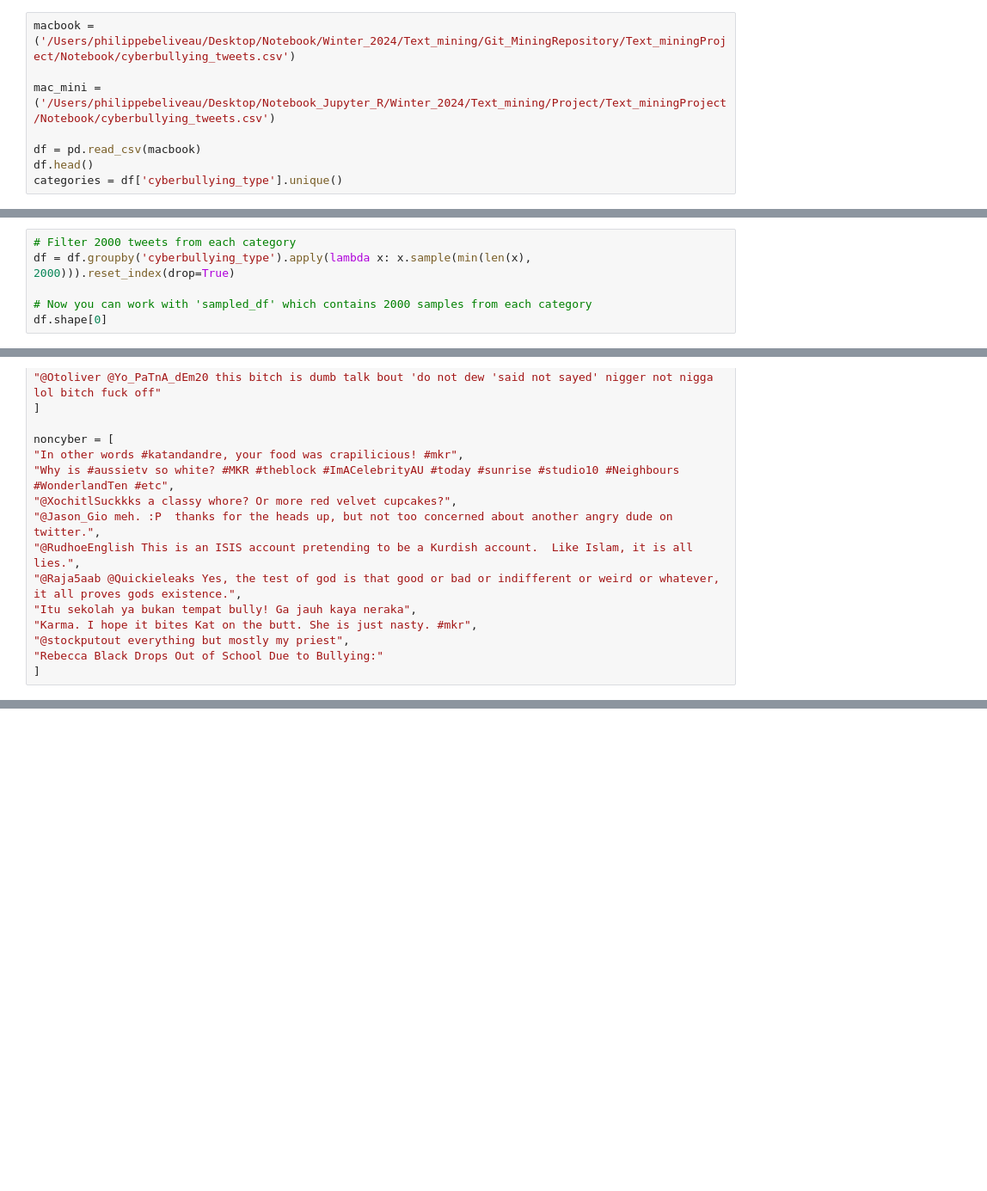
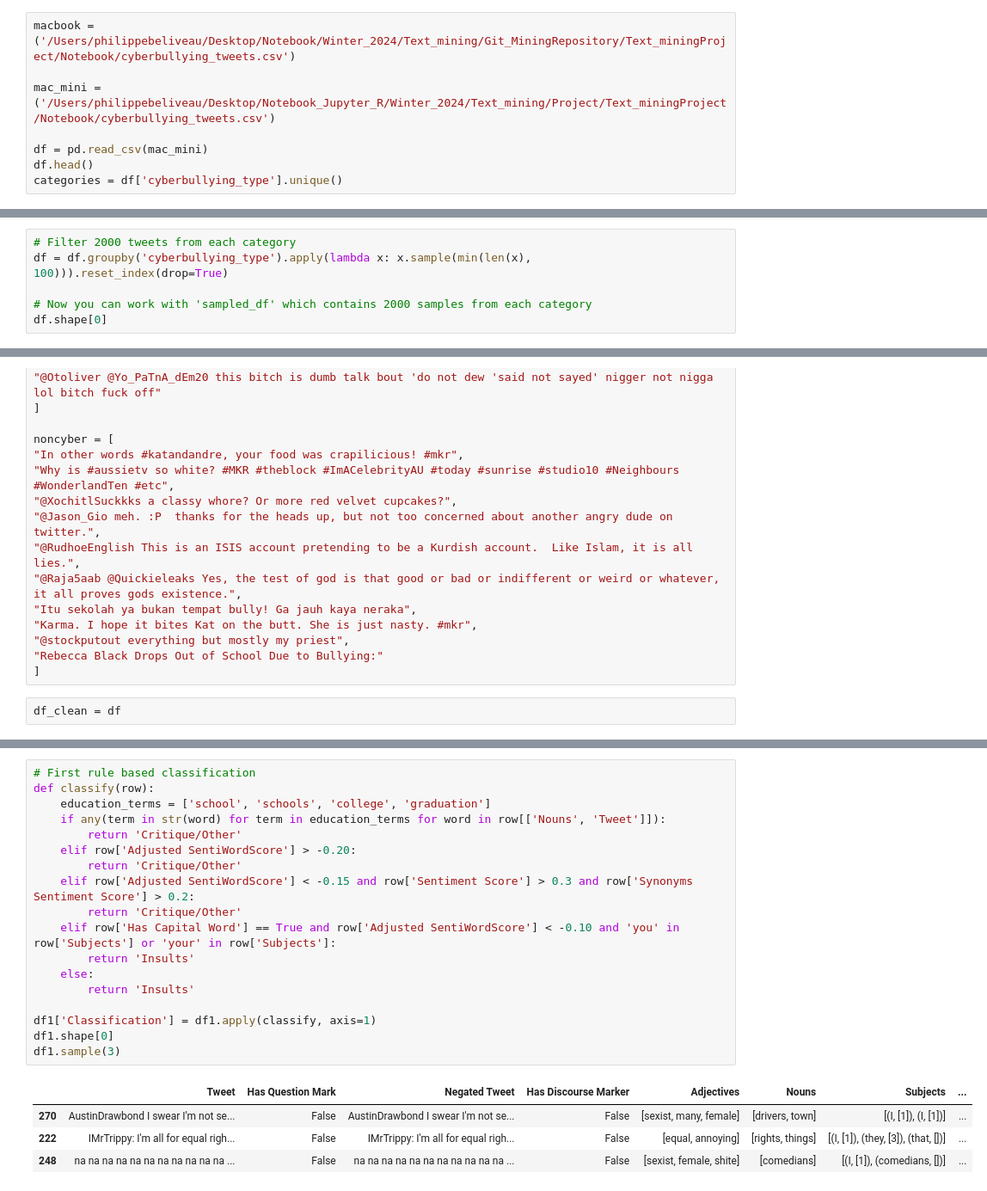
Before and after one commit to philbeliveau/Text_miningProject, a Jupyter notebook: Notebook/Cyberbullying_Exploration.ipynb, the cells around one changed output, grey strips where cells are left out. Shown at 86% size. Drawn from its saved outputs; the diff is of its cells as text; blank space fills up the shorter version.

```diff
--- a/Notebook/Cyberbullying_Exploration.ipynb
+++ b/Notebook/Cyberbullying_Exploration.ipynb
@@ -47,7 +47,7 @@ macbook = ('/Users/philippebeliveau/Desktop/Notebook/Winter_2024/Text_mining/Git
 
 mac_mini = ('/Users/philippebeliveau/Desktop/Notebook_Jupyter_R/Winter_2024/Text_mining/Project/Text_miningProject/Notebook/cyberbullying_tweets.csv')
 
-df = pd.read_csv(macbook)
+df = pd.read_csv(mac_mini)
 df.head()
 categories = df['cyberbullying_type'].unique()
 # %%
@@ -72,7 +72,7 @@ category = tweets_by_category['ethnicity'][100:120]
 # Data preprocessing
 # %%
 # Filter 2000 tweets from each category
-df = df.groupby('cyberbullying_type').apply(lambda x: x.sample(min(len(x), 2000))).reset_index(drop=True)
+df = df.groupby('cyberbullying_type').apply(lambda x: x.sample(min(len(x), 100))).reset_index(drop=True)
 
 # Now you can work with 'sampled_df' which contains 2000 samples from each category
 df.shape[0]
@@ -153,3 +153,5 @@ noncyber = [
 "@stockputout everything but mostly my priest",
 "Rebecca Black Drops Out of School Due to Bullying:"
 ]
+# %%
+df_clean = df
@@ -155,0 +521,23 @@ noncyber = [
+# %%
+# First rule based classification
+def classify(row):
+    education_terms = ['school', 'schools', 'college', 'graduation']
+    if any(term in str(word) for term in education_terms for word in row[['Nouns', 'Tweet']]):
+        return 'Critique/Other'
+    elif row['Adjusted SentiWordScore'] > -0.20:
+        return 'Critique/Other'
+    elif row['Adjusted SentiWordScore'] < -0.15 and row['Sentiment Score'] > 0.3 and row['Synonyms Sentiment Score'] > 0.2:
+        return 'Critique/Other'
+    elif row['Has Capital Word'] == True and row['Adjusted SentiWordScore'] < -0.10 and 'you' in row['Subjects'] or 'your' in row['Subjects']:
+        return 'Insults'
+    else:
+        return 'Insults'
+
+df1['Classification'] = df1.apply(classify, axis=1)
+df1.shape[0]
+df1.sample(3)
+# %% [output]
+|  | Tweet | Has Question Mark | Negated Tweet | Has Discourse Marker | Adjectives | Nouns | Subjects | ... |
+| 270 | AustinDrawbond I swear I'm not se... | False | AustinDrawbond I swear I'm not se... | False | [sexist, many, female] | [drivers, town] | [(I, [1]), (I, [1])] | ... |
+| 222 | IMrTrippy: I'm all for equal righ... | False | IMrTrippy: I'm all for equal righ... | False | [equal, annoying] | [rights, things] | [(I, [1]), (they, [3]), (that, [])] | ... |
+| 248 | na na na na na na na na na na na ... | False | na na na na na na na na na na na ... | False | [sexist, female, shite] | [comedians] | [(I, [1]), (comedians, [])] | ... |
```
Also changed, not shown: parts of 35 cells of this notebook, 3 other files.
